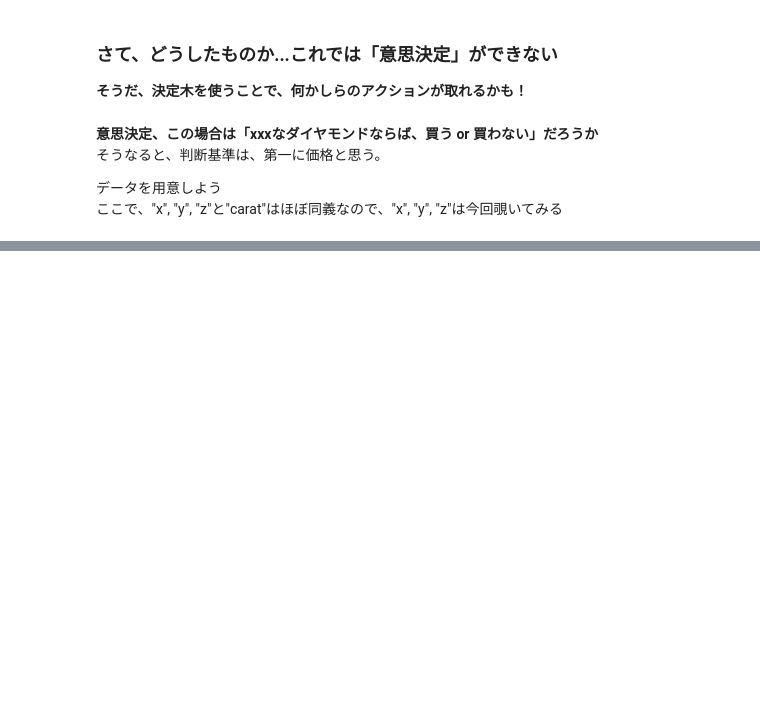
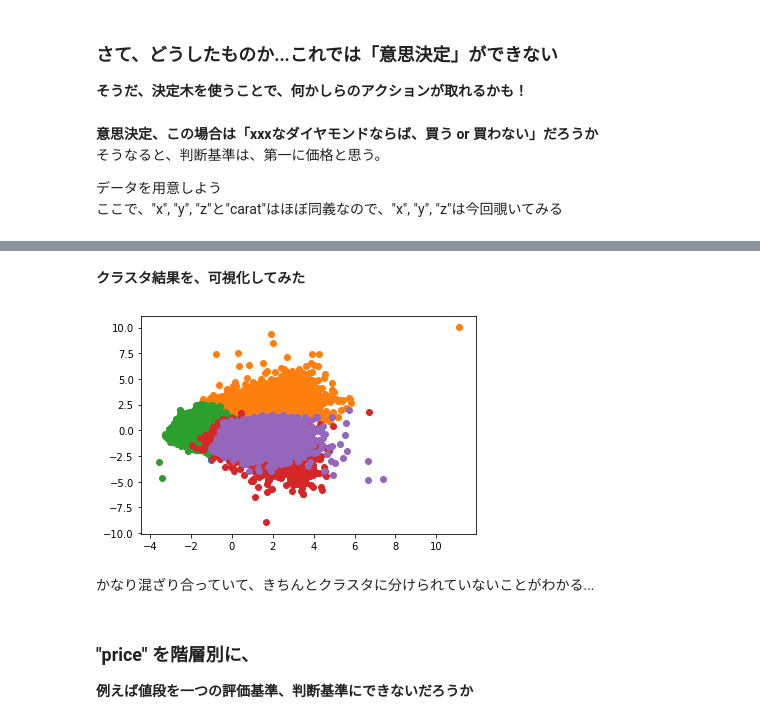
Before and after one commit to extech-developer-ksato/sandbox, a Jupyter notebook: Data_Analysis_with_Python/vol3/data_analysis_with_python_vol3.ipynb, the cells around one changed output, grey strips where cells are left out. Saved outputs shown, nothing was run; the diff lists cells and outputs as text; code cells hidden in the pictures; blank space fills up the shorter version.

```diff
--- a/Data_Analysis_with_Python/vol3/data_analysis_with_python_vol3.ipynb
+++ b/Data_Analysis_with_Python/vol3/data_analysis_with_python_vol3.ipynb
@@ -379,0 +636,3 @@ tree.export_graphviz(clf, out_file="tree.dot",
+# %%
+# Kmeanのモデルへの適用
+kmeans_model = KMeans(n_clusters=5).fit_predict(clustering_sc)
@@ -379,0 +648,3 @@ tree.export_graphviz(clf, out_file="tree.dot",
+# %%
+clust_result_list = []
+clust_result_list += [ i for i in kmeans_model]
@@ -379,0 +675,2 @@ tree.export_graphviz(clf, out_file="tree.dot",
+# %%
+diamonds_without_price_xyz['cluster'] = clust_result_list
@@ -379,0 +693,26 @@ tree.export_graphviz(clf, out_file="tree.dot",
+# %%
+# 次元削除
+from sklearn.decomposition import PCA
+
+x = clustering_sc
+pca = PCA(n_components=2)
+pca.fit(x)
+x_pca = pca.transform(x)
+pca_df = pd.DataFrame(x_pca)
+pca_df['cluster'] = diamonds_without_price_xyz['cluster']
+# %% [markdown]
+**クラスタ結果を、可視化してみた**
+# %%
+import matplotlib.pyplot as plt
+%matplotlib inline
+
+for i in diamonds_without_price_xyz['cluster'].unique():
+    tmp = pca_df.loc[pca_df['cluster'] == i]
+    plt.scatter(tmp[0], tmp[1])
+# %% [output]
+[figure, added]
+# %% [markdown]
+かなり混ざり合っていて、きちんとクラスタに分けられていないことがわかる...
+# %% [markdown]
+### "price" を階層別に、
+**例えば値段を一つの評価基準、判断基準にできないだろうか**
```
Also changed, not shown: parts of 123 cells of this notebook, 9 other files.
